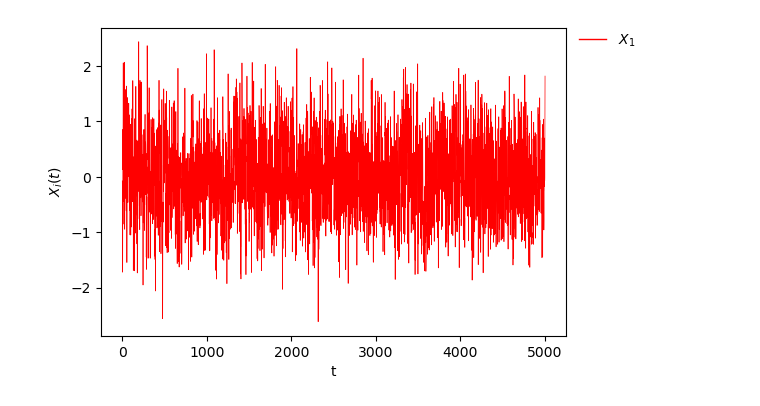
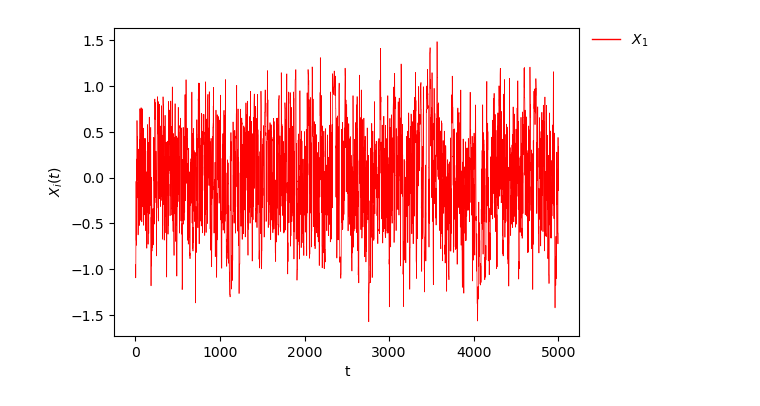
Before and after one commit to bartolomeou/FYP, a Jupyter notebook: test.ipynb, the cells around one changed output. Cells and saved outputs as stored; diff of their text form; code cells hidden in the pictures.

Commit message:
mmala

```diff
--- a/test.ipynb
+++ b/test.ipynb
@@ -10,13 +10,13 @@ from src.distribution import Rosenbrock, SmoothedGeneralNormal
 
 from src.utils.plot import traceplot, acfplot, rosenbrock_pairplot
 # %%
-mcmc = SMMALA()
+mcmc = MMALA()
 # %%
-target = SmoothedGeneralNormal()
+target = SmoothedGeneralNormal(beta=4)
 
 a = mcmc.sample(target=target)
 
 traceplot(a["trace_main"])
 # %% [output]
-[figure, old version]
+[figure, new version]
 # %%
```
Also changed, not shown: parts of 2 cells of this notebook, 3 other files.
